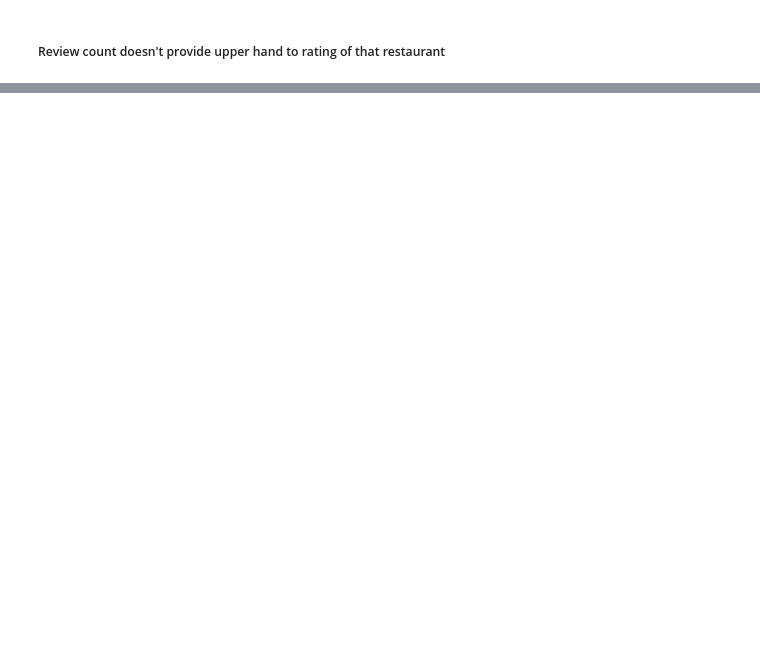
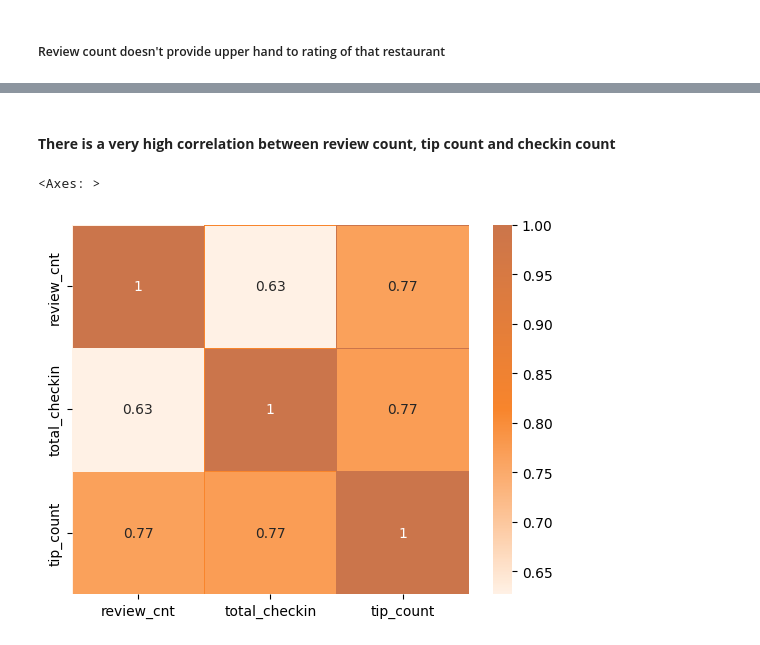
Before and after one commit to PARADOXop/Business-matric-analysis, a Jupyter notebook: Analysis.ipynb, the cells around one changed output, grey strips where cells are left out. Cells and saved outputs as stored; diff of their text form; code cells hidden in the pictures; blank space fills up the shorter version.

```diff
--- a/Analysis.ipynb
+++ b/Analysis.ipynb
@@ -176,0 +355,27 @@ display(pd.read_sql_query(Query, conn))
+# %%
+# check is there any relation between review count, checkin count and tip count for business
+Query = f"""
+        select
+        B.business_id,
+        sum(B.review_count) as review_cnt,
+        avg(B.stars) as avg_rating,
+        sum(T.tip_count) as tip_count,
+        sum(length(C.date) - length(replace(C.date, ',', '')) + 1) as total_checkin
+
+        from business B
+
+left join
+        checkin C
+        on B.business_id = C.business_id
+left join
+        (select
+        business_id,
+        count(business_id) as tip_count from tip group by business_id order by tip_count) T
+        ON B.business_id = T.business_id
+where B.business_id in {tuple(business_id['business_id'])}
+group by B.business_id """
+
+
+
+engagement_df = pd.read_sql_query(Query, conn)
+engagement_df.dropna(inplace= True)
@@ -176,0 +389,10 @@ display(pd.read_sql_query(Query, conn))
+# %% [markdown]
+#### **There is a very high correlation between review count, tip count and checkin count**
+# %%
+colors = ['#FFF1E5', '#F8852C', '#CB754B']
+custom_cmap = LinearSegmentedColormap.from_list('mycmap', colors=colors)
+sns.heatmap(engagement_df[['review_cnt', 'total_checkin', 'tip_count']].corr(), cmap=custom_cmap, annot=True,
+            linewidths=0.5, linecolor= colors)
+# %% [output]
+<Axes: >
+[figure, added]
```
Also changed, not shown: parts of 42 cells of this notebook, 1 other file.
